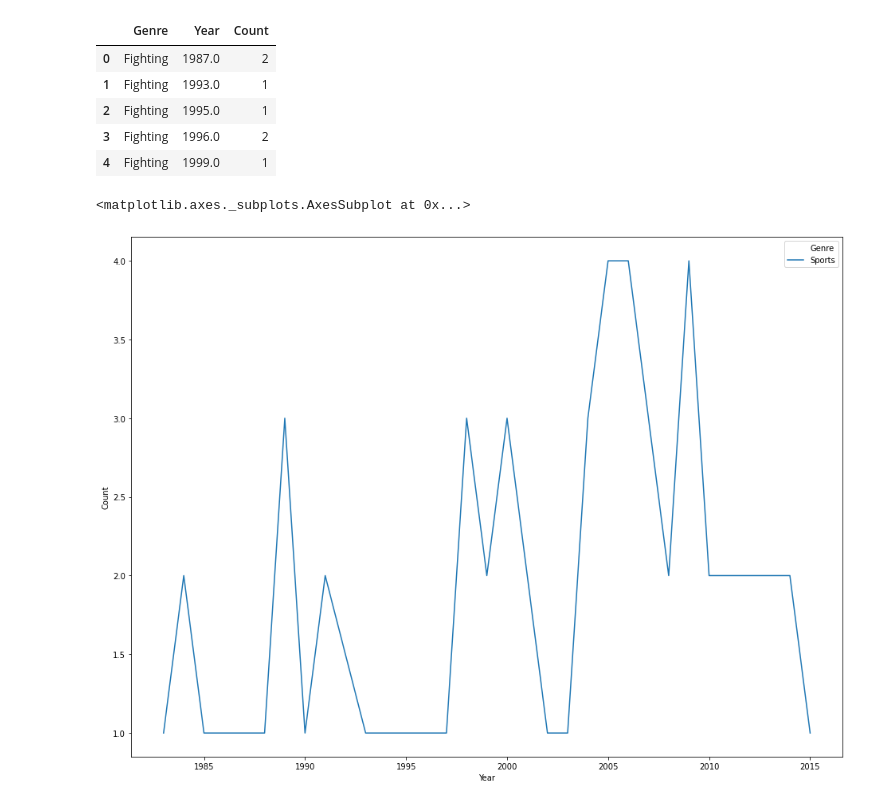
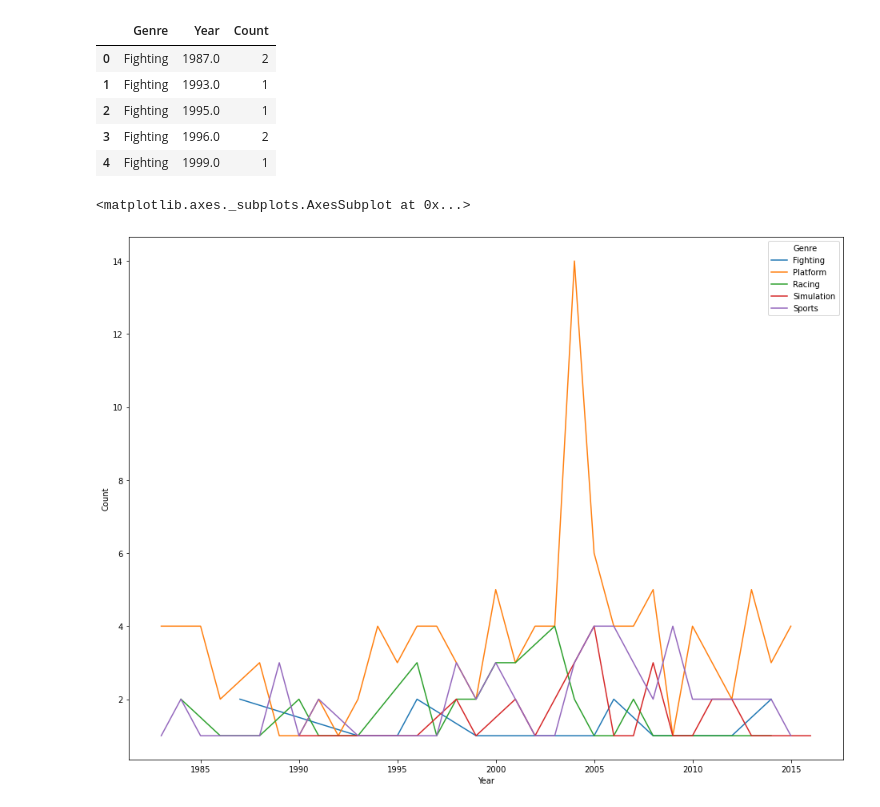
Before and after one commit to bkuspayev/python_repo, a Jupyter notebook: statistics/project_videogames/videogames_analysis.ipynb, the cells around one changed output. Saved outputs shown, nothing was run; the diff lists cells and outputs as text; code cells hidden in the pictures.

Commit message:
some changes ro nintendo analysis
some changes ro nintendo analysis

```diff
--- a/statistics/project_videogames/videogames_analysis.ipynb
+++ b/statistics/project_videogames/videogames_analysis.ipynb
@@ -171,7 +171,7 @@ games_nintendo_year.head()
 | 4 | Fighting | 1999.0 | 1 |
 # %%
 plt.figure(figsize=(16,12))
-sns.lineplot(x = 'Year', y = 'Count', hue = 'Genre', data = games_nintendo_year.query('Genre == "Sports"'))
+sns.lineplot(x = 'Year', y = 'Count', hue = 'Genre', data = games_nintendo_year) #.query('Genre == "Sports"')
 # %% [output]
 <matplotlib.axes._subplots.AxesSubplot at 0x...>
-[figure, old version]
+[figure, new version]
```
